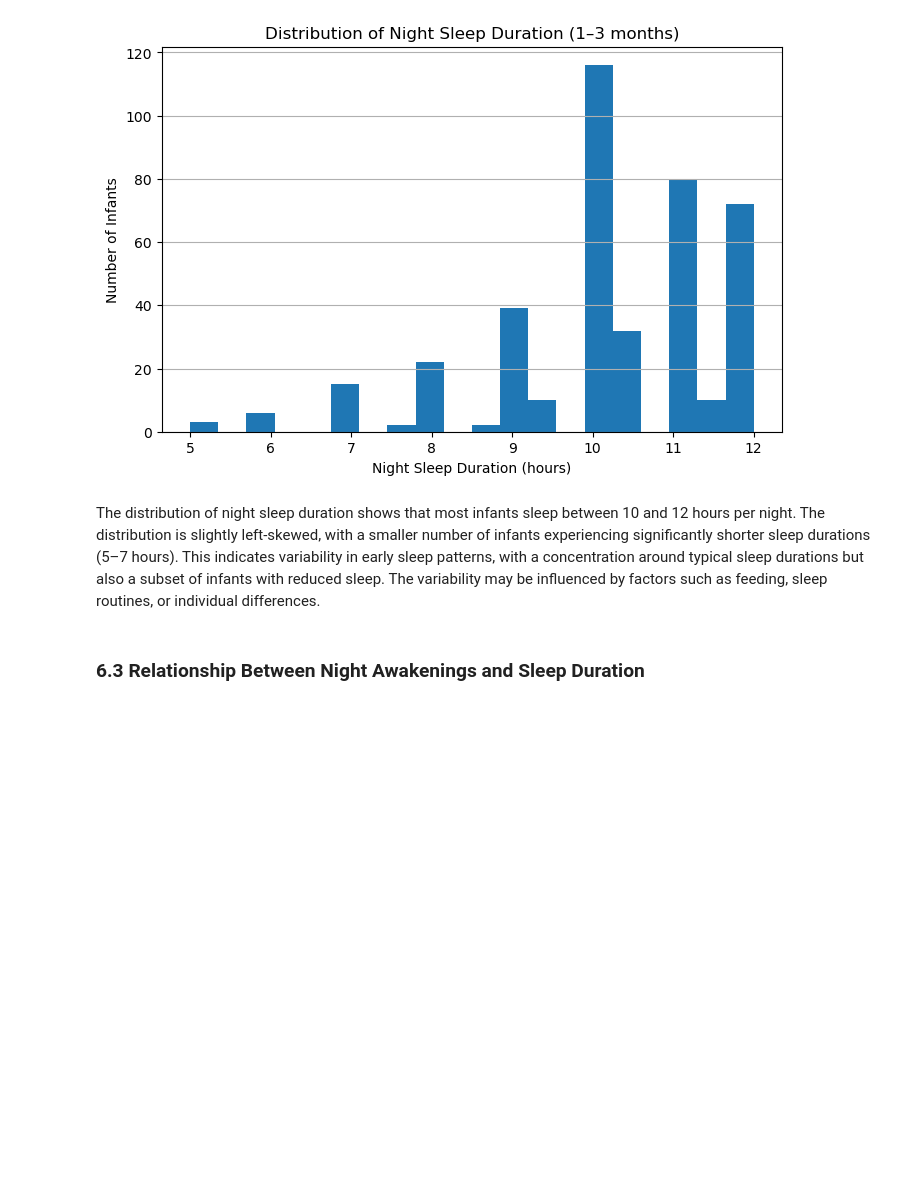
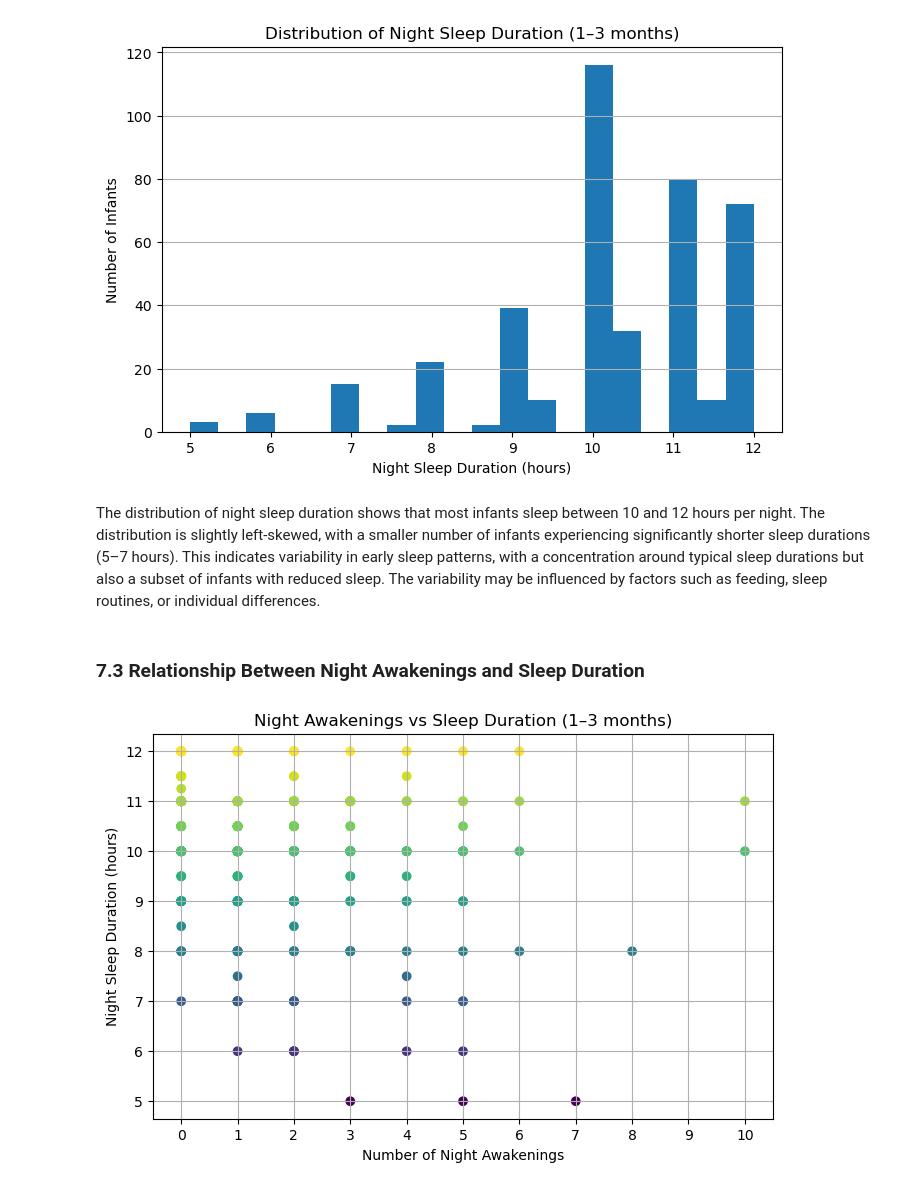
Before and after one commit to atanasovnikolay/AI_ML_DataScience, a Jupyter notebook: Data_Science_project.ipynb, the cells around one changed output. Drawn from its saved outputs; the diff is of its cells as text; code cells hidden in the pictures; blank space fills up the shorter version.

Commit message:
Correlation analysis and regression model for sleep vs awakenings. Fixing of data processing order to ensure correct execution.

```diff
--- a/Data_Science_project.ipynb
+++ b/Data_Science_project.ipynb
@@ -243,7 +225,7 @@ Name: Sleep_night_duration_hours, dtype: float64
 # %%
-sleep_selected = sleep_selected.copy()
+sleep_df = sleep_df.copy()
 
-sleep_selected['Sleep_night_duration_bb1'] = sleep_selected[
+sleep_df['Sleep_night_duration_bb1'] = sleep_df[
     'Sleep_night_duration_bb1'
 ].replace('99:99', np.nan)
 # %% [markdown]
@@ -279,7 +246,7 @@ selected_columns = [
     'Type_pregnancy'
 ]
 
-sleep_selected = sleep_df[selected_columns]
+sleep_selected = sleep_df[selected_columns].copy()
 # %%
 sleep_selected.head()
 # %% [output]
@@ -365,4 +361,24 @@ The distribution of night sleep duration shows that most infants sleep between 1
 The distribution is slightly left-skewed, with a smaller number of infants experiencing significantly shorter sleep durations (5–7 hours).
 This indicates variability in early sleep patterns, with a concentration around typical sleep durations but also a subset of infants with reduced sleep. The variability may be influenced by factors such as feeding, sleep routines, or individual differences.
 # %% [markdown]
-### 6.3 Relationship Between Night Awakenings and Sleep Duration
+### 7.3 Relationship Between Night Awakenings and Sleep Duration
+# %%
+plt.figure(figsize=(8,5))
+
+plt.scatter(
+    sleep_selected['night_awakening_number_bb1'],
+    sleep_selected['Sleep_night_duration_hours'],
+    c=sleep_selected['Sleep_night_duration_hours'],
+)
+
+plt.xlabel("Number of Night Awakenings")
+plt.ylabel("Night Sleep Duration (hours)")
+plt.title("Night Awakenings vs Sleep Duration (1–3 months)")
+
+plt.xticks(range(0,11))
+
+plt.grid(True)
+
+plt.show()
+# %% [output]
+[figure, added]
```
Also changed, not shown: parts of 19 cells of this notebook.
